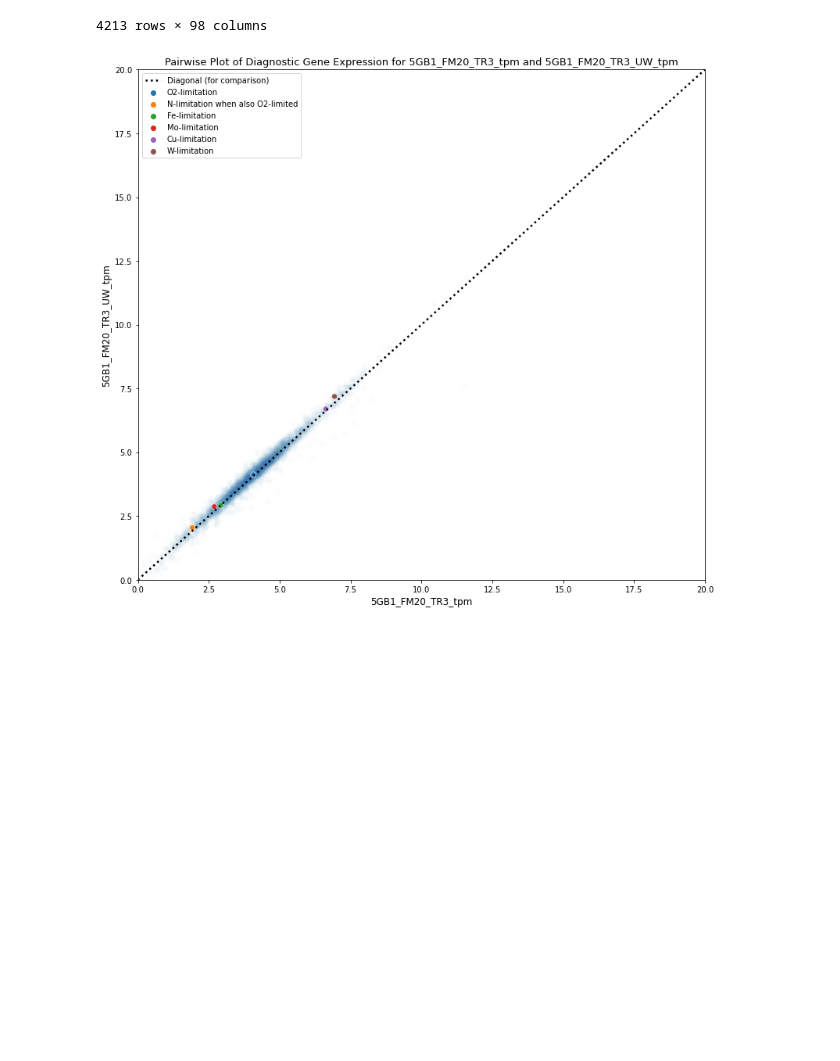
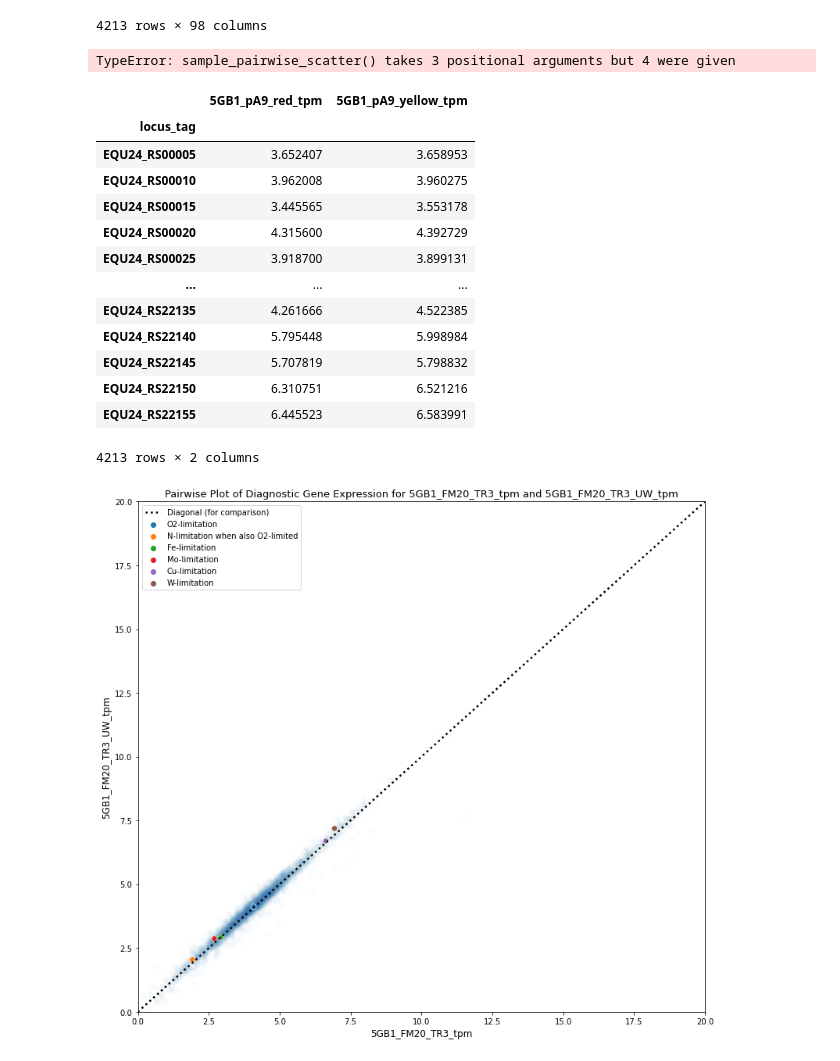
Before and after one commit to vsk-1167/research-5G-transcriptomic-exploration, a Jupyter notebook: diagnostic_gene_analysis.ipynb, the cells around one changed output. Cells and saved outputs as stored; diff of their text form; code cells hidden in the pictures; blank space fills up the shorter version.

```diff
--- a/diagnostic_gene_analysis.ipynb
+++ b/diagnostic_gene_analysis.ipynb
@@ -97,12 +133,14 @@ def plot_diagonal(xdata, ydata, **kws):
 # %%
-def sample_pairwise_scatter(df_sample, title, filename):
-    labels = df_sample["locus_tag"]
-    ax = sns.pairplot(df_sample, vars=df_sample.columns[:-1], hue = "locus_tag", corner = True)
+def sample_pairwise_scatter(df_diag_samples, title, filename):
+    labels = list(gene_to_diagnostic.values()) #df_diag_samples["locus_tag"]
+    ax = sns.pairplot(df_diag_samples, vars=df_diag_samples.columns[:-1], hue = "locus_tag", corner = True)
 
+    ax.labels = labels
     s1 = df_raw_tpm.T + 0.01
     s2 = df_raw_tpm.T + 0.01
 
     ax.map_offdiag(plot_diagonal)
+
 
     plt.suptitle(title, fontsize = 16)
 
@@ -370,3 +389,50 @@ with warnings.catch_warnings():
+# %%
+# Intention: Plot the diagnostic genes along side the respective gene clouds.
+# Error: resulting plot is too large supposedly ==> will investigate!
+
+import warnings
+with warnings.catch_warnings():
+    warnings.simplefilter('ignore')
+
+    df_raw_tpm_psuedocount = df_raw_tpm.T + 0.01
+    df_diag_condition = df_all_samples_diag_genes + 0.01
+
+    condition = "LanzaTech"
+    #for condition in list_conditions:
+    df_diag_condition = np.log(df_all_samples_diag_genes[condition_to_sample.get(condition)])
+    df_diag_condition['locus_tag'] = list(df_all_samples_diag_genes.index)
+
+    df_cur_condition = np.log(df_raw_tpm_psuedocount[condition_to_sample.get(condition)])
+    df_cur_condition["locus_tag"] = df_cur_condition.index
+
+    #           Diagnostic Pairwise + Condition
+    filename = "plots/pairwise_expression/gene_cloud_pw_" + str(condition)
+    title = "Diagnostic Gene Expression for Samples of Condition " + str(condition)
+
+    sample_pairwise_scatter(df_diag_condition, df_cur_condition, title, filename)
+# %% [output]
+TypeError: sample_pairwise_scatter() takes 3 positional arguments but 4 were given
+# %%
+df_raw_tpm_psuedocount = df_raw_tpm.T + 0.01
+for condition in list_conditions:
+    df_cur_condition = np.log(df_raw_tpm_psuedocount[condition_to_sample.get(condition)])
+
+df_cur_condition
+# %% [output]
+|  | 5GB1_pA9_red_tpm | 5GB1_pA9_yellow_tpm |
+| locus_tag |  |  |
+| EQU24_RS00005 | 3.652407 | 3.658953 |
+| EQU24_RS00010 | 3.962008 | 3.960275 |
+| EQU24_RS00015 | 3.445565 | 3.553178 |
+| EQU24_RS00020 | 4.315600 | 4.392729 |
+| EQU24_RS00025 | 3.918700 | 3.899131 |
+| ... | ... | ... |
+| EQU24_RS22135 | 4.261666 | 4.522385 |
+| EQU24_RS22140 | 5.795448 | 5.998984 |
+| EQU24_RS22145 | 5.707819 | 5.798832 |
+| EQU24_RS22150 | 6.310751 | 6.521216 |
+| EQU24_RS22155 | 6.445523 | 6.583991 |
+4213 rows × 2 columns
 # %%
 s1_name =  "5GB1_FM20_TR3_tpm" # Unflagged Exception
 s2_name = "5GB1_FM20_TR3_UW_tpm"  # Correlated with major
```
Also changed, not shown: parts of 11 cells of this notebook, 14 other files.
